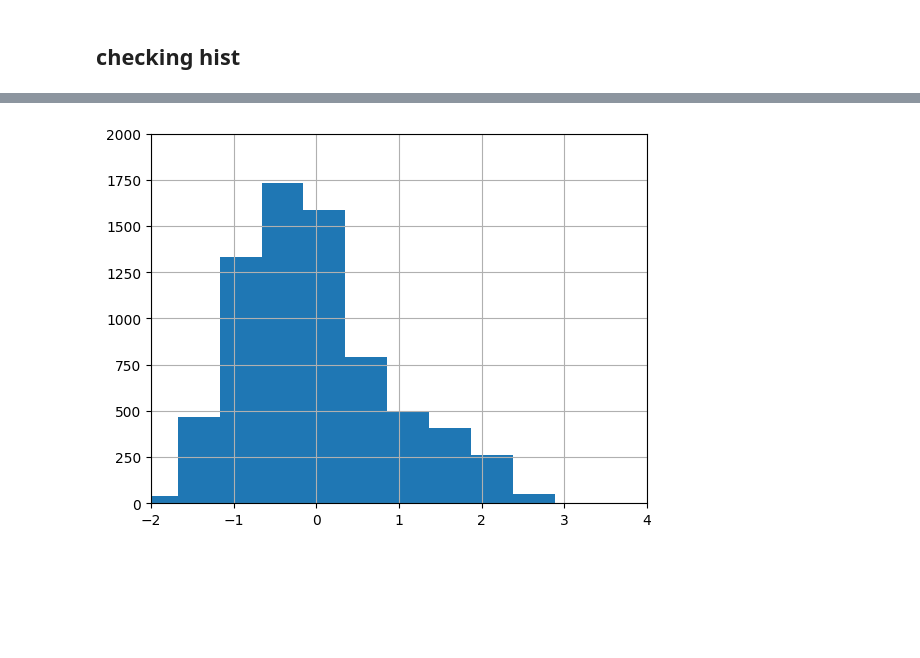
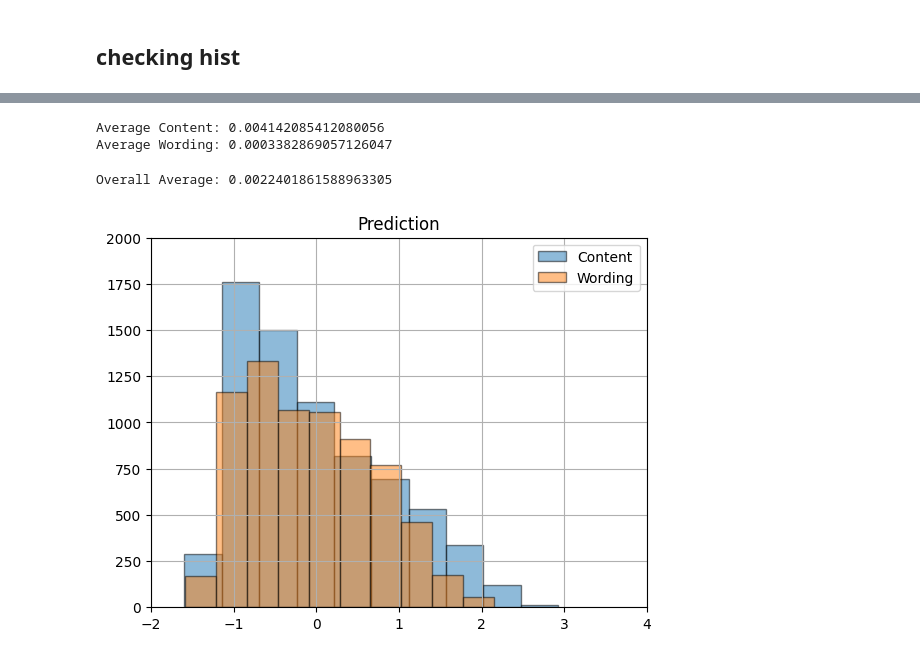
Before and after one commit to thibaud-perrin/commonlit-evaluate-student-summaries, a Jupyter notebook: Inference.ipynb, the cells around one changed output, grey strips where cells are left out. Cells and saved outputs as stored; diff of their text form; code cells hidden in the pictures; blank space fills up the shorter version.

```diff
--- a/Inference.ipynb
+++ b/Inference.ipynb
@@ -515,9 +552,29 @@ ymin, ymax = 0, 2000
+# %%
+# Calculate the average of 'content' and 'wording' columns
+avg_content = df3['content'].mean()
+avg_wording = df3['wording'].mean()
+
+print(f"Average Content: {avg_content}")
+print(f"Average Wording: {avg_wording}")
+# %% [output]
+Average Content: 0.004142085412080056
+Average Wording: 0.0003382869057126047
+# %%
+# Calculate the overall average of 'content' and 'wording' columns
+avg_overall = df3[['content', 'wording']].mean().mean()
+print(f"Overall Average: {avg_overall}")
+# %% [output]
+Overall Average: 0.0022401861588963305
 # %%
 submission_file = pd.read_csv(submission_path)
-submission_file['content'].hist()
+
+submission_file['content'].hist(label='Content', alpha=0.5, edgecolor='k')
+submission_file['wording'].hist(label='Wording', alpha=0.5, edgecolor='k')
 plt.xlim([xmin, xmax])  # Set x-axis limits
 plt.ylim([ymin, ymax])  # Set y-axis limits
-
+# Adding a legend
+plt.legend()
+plt.title('Prediction')
 plt.show()
 # %% [output]
-[figure, old version]
+[figure, new version]
```
Also changed, not shown: parts of 16 cells of this notebook, 12 other files.
